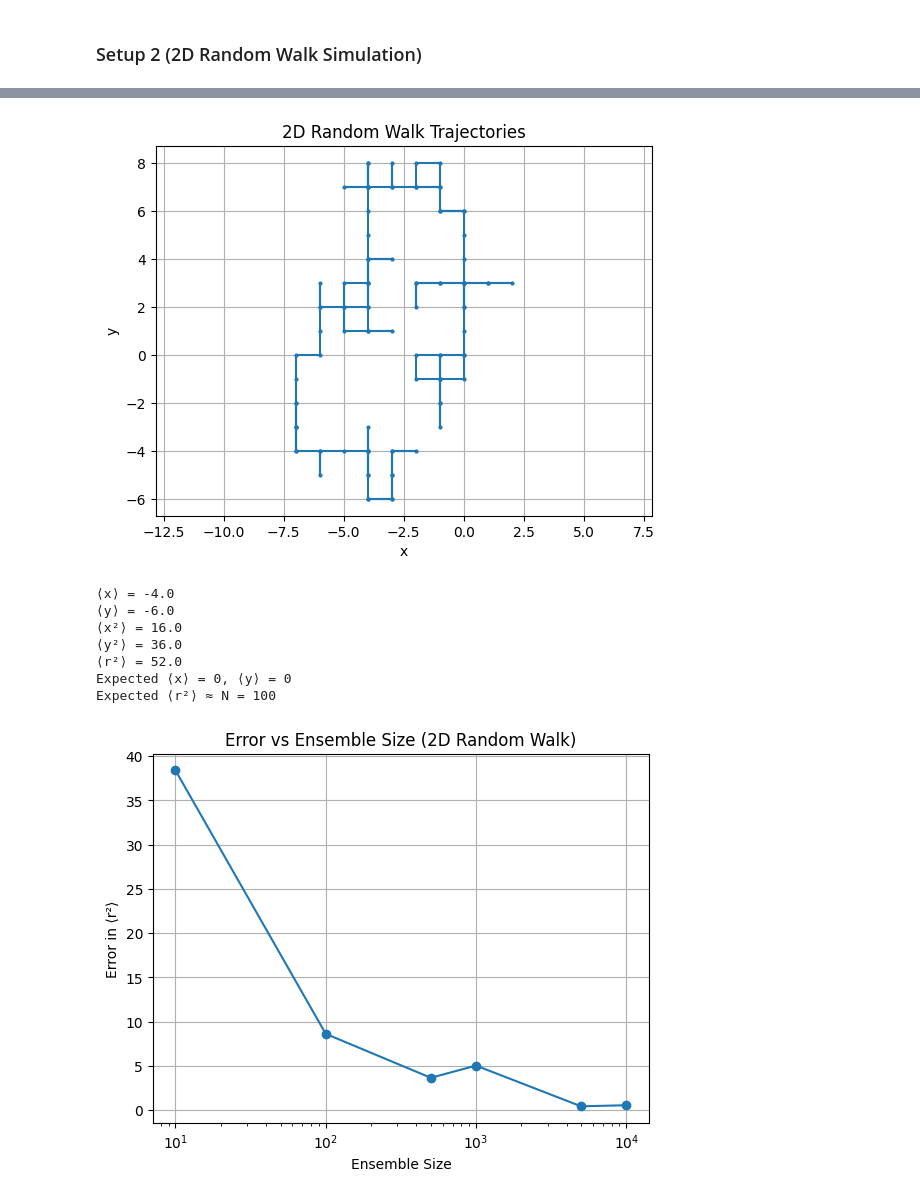
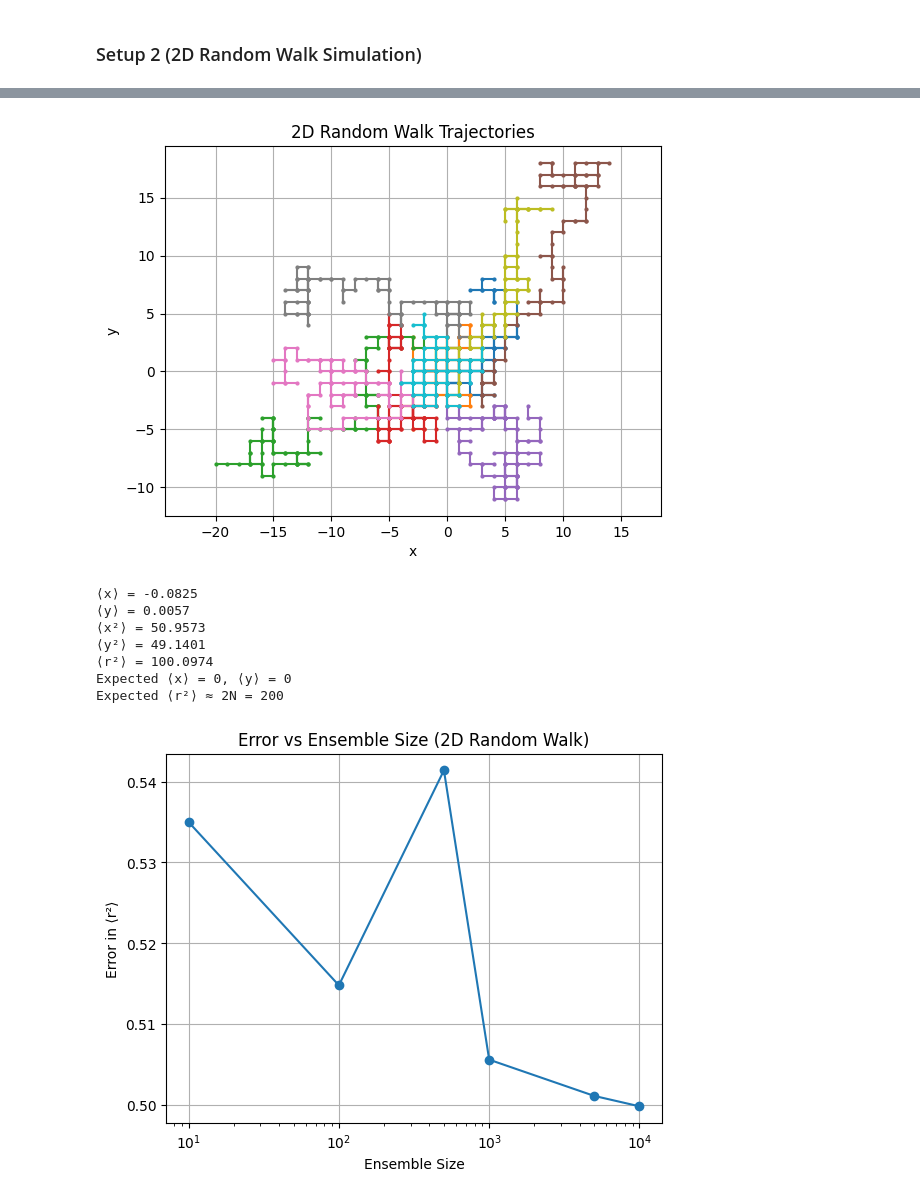
Before and after one commit to arsanjeevk/Computational_Methods, a Jupyter notebook: Assignment-9(Random Walk)/assignment_9.ipynb, the cells around one changed output, grey strips where cells are left out. Saved outputs shown, nothing was run; the diff lists cells and outputs as text; code cells hidden in the pictures.

```diff
--- a/Assignment-9(Random Walk)/assignment_9.ipynb
+++ b/Assignment-9(Random Walk)/assignment_9.ipynb
@@ -206,57 +169,50 @@ def random_walk_simulation_2d(walkers, steps, plot=True):
 
     return np.array(final_x), np.array(final_y)
 
-
-
-x, y = random_walk_simulation_2d(1, N)
-
+#simulate 2d random walk and collect final positions
+x, y = random_walk_simulation_2d(walkers, N)
 
 #statistics
 mean_x = np.mean(x)
 mean_y = np.mean(y)
-
 mean_x2 = np.mean(x**2)
 mean_y2 = np.mean(y**2)
-
 mean_r2 = np.mean(x**2 + y**2)
 
+#print results
 print("⟨x⟩ =", mean_x)
 print("⟨y⟩ =", mean_y)
 print("⟨x²⟩ =", mean_x2)
 print("⟨y²⟩ =", mean_y2)
 print("⟨r²⟩ =", mean_r2)
-
 print("Expected ⟨x⟩ = 0, ⟨y⟩ = 0")
-print("Expected ⟨r²⟩ ≈ N =", N)
-
+print("Expected ⟨r²⟩ ≈ 2N =", 2 * N)
 
 #error analysis for different ensemble sizes
 ensemble_sizes = [10, 100, 500, 1000, 5000, 10000]
 errors = []
 
 for walkers in ensemble_sizes:
     x, y = random_walk_simulation_2d(walkers, N, plot=False)
     mean_r2 = np.mean(x**2 + y**2)
-    error = abs(mean_r2 - N)
-
+    error = abs(mean_r2 - 2*N) / (2*N)
     errors.append(error)
-
 
 #plot error vs ensemble size
 plt.plot(ensemble_sizes, errors, marker='o')
+plt.xlabel("Ensemble Size")
 plt.xscale("log")
-plt.xlabel("Ensemble Size")
 plt.ylabel("Error in ⟨r²⟩")
 plt.title("Error vs Ensemble Size (2D Random Walk)")
 plt.grid(True)
 plt.show()
 # %% [output]
-[figure, old version]
+[figure, new version]
-⟨x⟩ = -4.0
-⟨y⟩ = -6.0
-⟨x²⟩ = 16.0
-⟨y²⟩ = 36.0
-⟨r²⟩ = 52.0
+⟨x⟩ = -0.0825
+⟨y⟩ = 0.0057
+⟨x²⟩ = 50.9573
+⟨y²⟩ = 49.1401
+⟨r²⟩ = 100.0974
 Expected ⟨x⟩ = 0, ⟨y⟩ = 0
-Expected ⟨r²⟩ ≈ N = 100
+Expected ⟨r²⟩ ≈ 2N = 200
-[figure, old version]
+[figure, new version]
```
Also changed, not shown: parts of 6 cells of this notebook, 1 other file.
